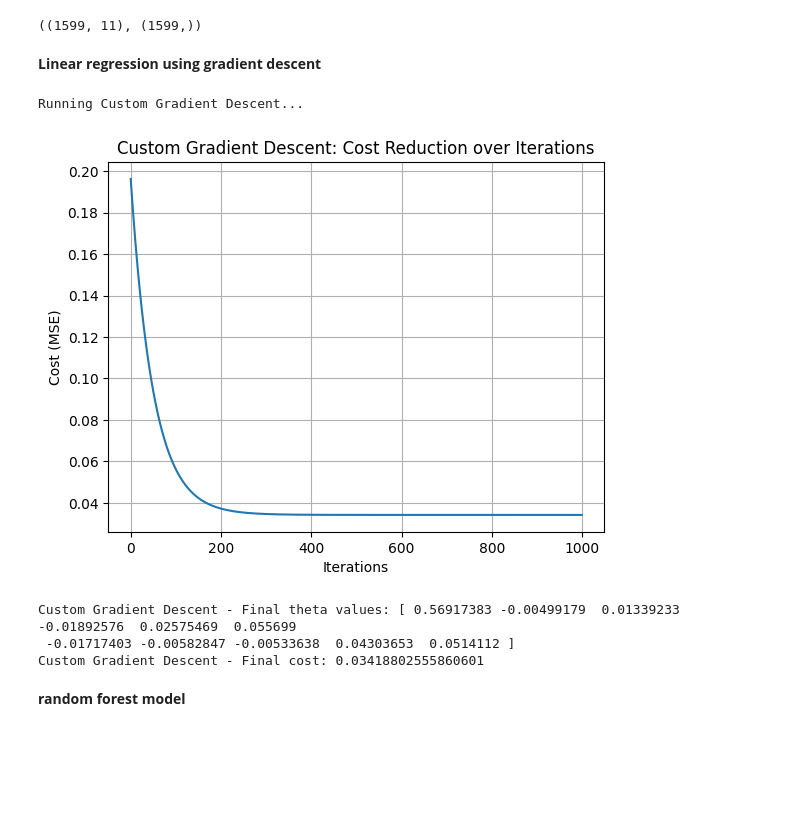
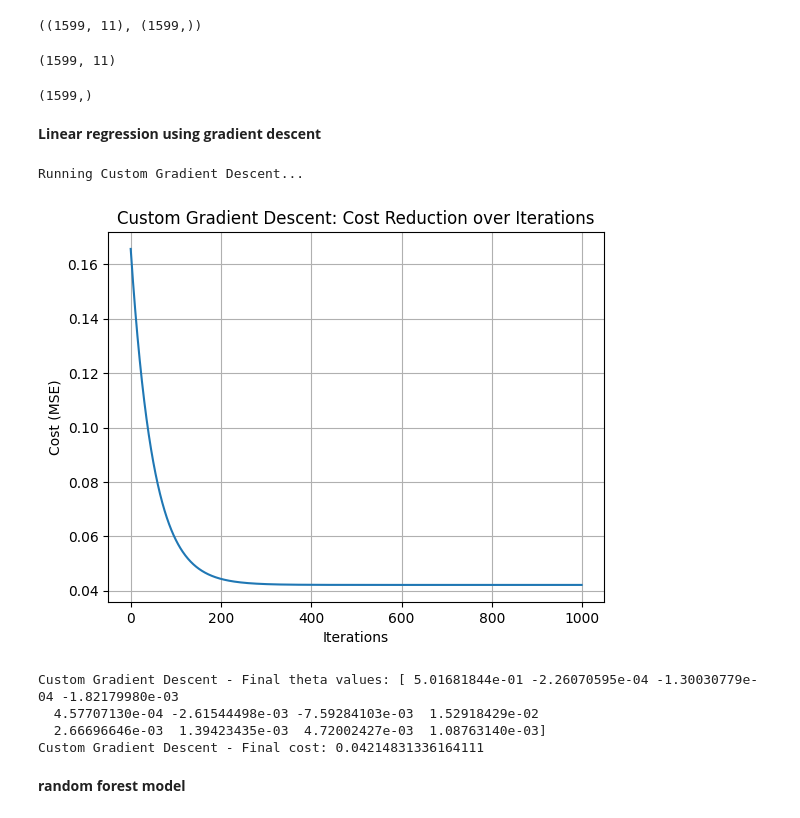
Before and after one commit to sergekamanzi/wine_quality, a Jupyter notebook: red_wine_quality_predictor.ipynb, the cells around one changed output. Saved outputs shown, nothing was run; the diff lists cells and outputs as text; code cells hidden in the pictures; blank space fills up the shorter version.

```diff
--- a/red_wine_quality_predictor.ipynb
+++ b/red_wine_quality_predictor.ipynb
@@ -85,6 +122,14 @@ print("Scaler saved as scaler.pkl")
 X.shape,Y.shape
 # %% [output]
 ((1599, 11), (1599,))
+# %%
+X_scaled.shape
+# %% [output]
+(1599, 11)
+# %%
+Y.shape
+# %% [output]
+(1599,)
 # %% [markdown]
 **Linear regression using gradient descent**
 # %%
@@ -123,40 +168,41 @@ def gradient_descent(X, y, theta, learning_rate, num_iters):
 # Function to run Custom Gradient Descent
 def run_custom_gradient_descent(X, y, learning_rate=0.01, num_iters=1000):
     """Runs gradient descent and plots cost history."""
     X_scaled, _ = scale_features(X)
     theta = np.zeros(X_scaled.shape[1])
     theta_optimized, cost_history = gradient_descent(X_scaled, y, theta, learning_rate, num_iters)
 
     plt.plot(range(num_iters), cost_history)
     plt.title('Custom Gradient Descent: Cost Reduction over Iterations')
     plt.xlabel('Iterations')
     plt.ylabel('Cost (MSE)')
     plt.grid(True)
     plt.show()
 
     final_cost = cost_history[-1]
     print(f"Custom Gradient Descent - Final theta values: {theta_optimized}")
     print(f"Custom Gradient Descent - Final cost: {final_cost}")
     return theta_optimized, final_cost
 
 # Main function to run everything
 def main():
-    # Sample dataset (replace with actual dataset)
-    X = np.random.rand(100, 10)  # Random feature matrix for example
-    y = np.random.rand(100)  # Random target vector for example
+    # Sample dataset
+    X = np.random.rand(1599, 11)  # Random feature matrix for example
+    y = np.random.rand(1599)  # Random target vector for example
 
     # Run custom gradient descent
     print("Running Custom Gradient Descent...")
     theta_optimized, final_cost = run_custom_gradient_descent(X, y)
 
 if __name__ == "__main__":
     main()
 # %% [output]
 Running Custom Gradient Descent...
-[figure, old version]
+[figure, new version]
-Custom Gradient Descent - Final theta values: [ 0.56917383 -0.00499179  0.01339233 -0.01892576  0.02575469  0.055699
- -0.01717403 -0.00582847 -0.00533638  0.04303653  0.0514112 ]
-Custom Gradient Descent - Final cost: 0.03418802555860601
+Custom Gradient Descent - Final theta values: [ 5.01681844e-01 -2.26070595e-04 -1.30030779e-04 -1.82179980e-03
+  4.57707130e-04 -2.61544498e-03 -7.59284103e-03  1.52918429e-02
+  2.66696646e-03  1.39423435e-03  4.72002427e-03  1.08763140e-03]
+Custom Gradient Descent - Final cost: 0.04214831336164111
 # %% [markdown]
 **random forest model**
 # %%
```
Also changed, not shown: parts of 6 cells of this notebook.
